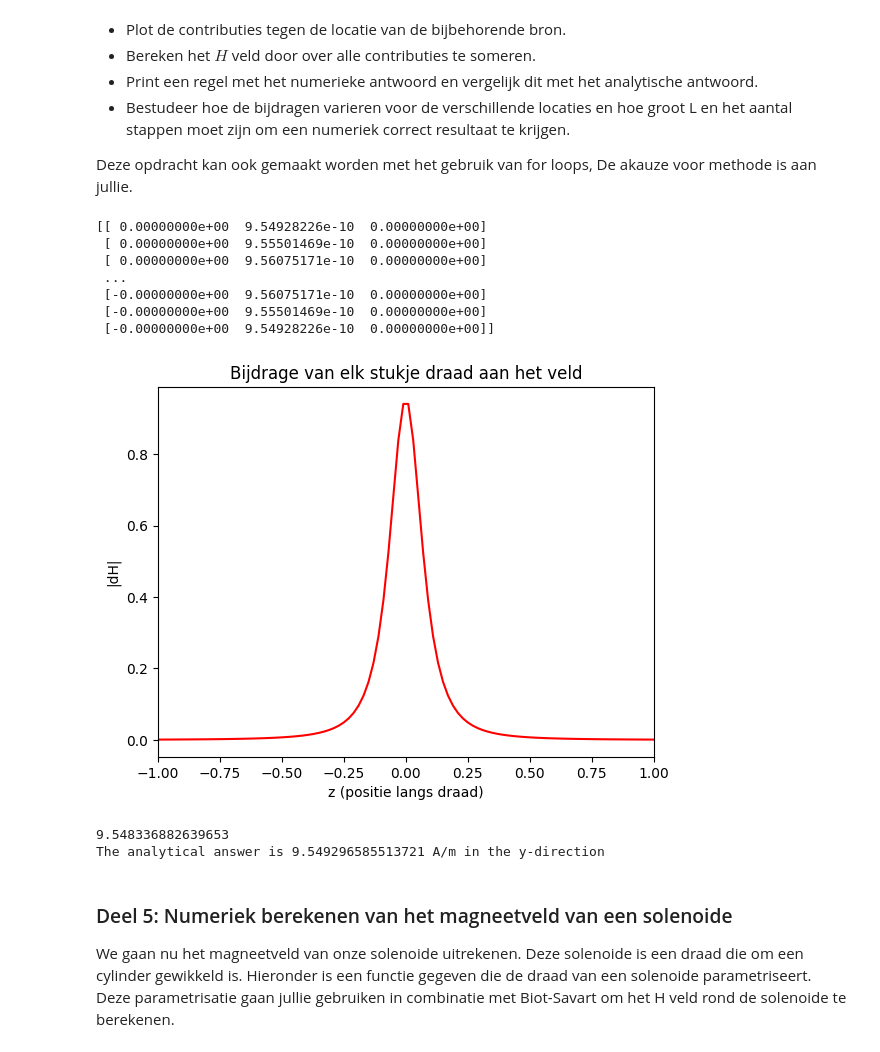
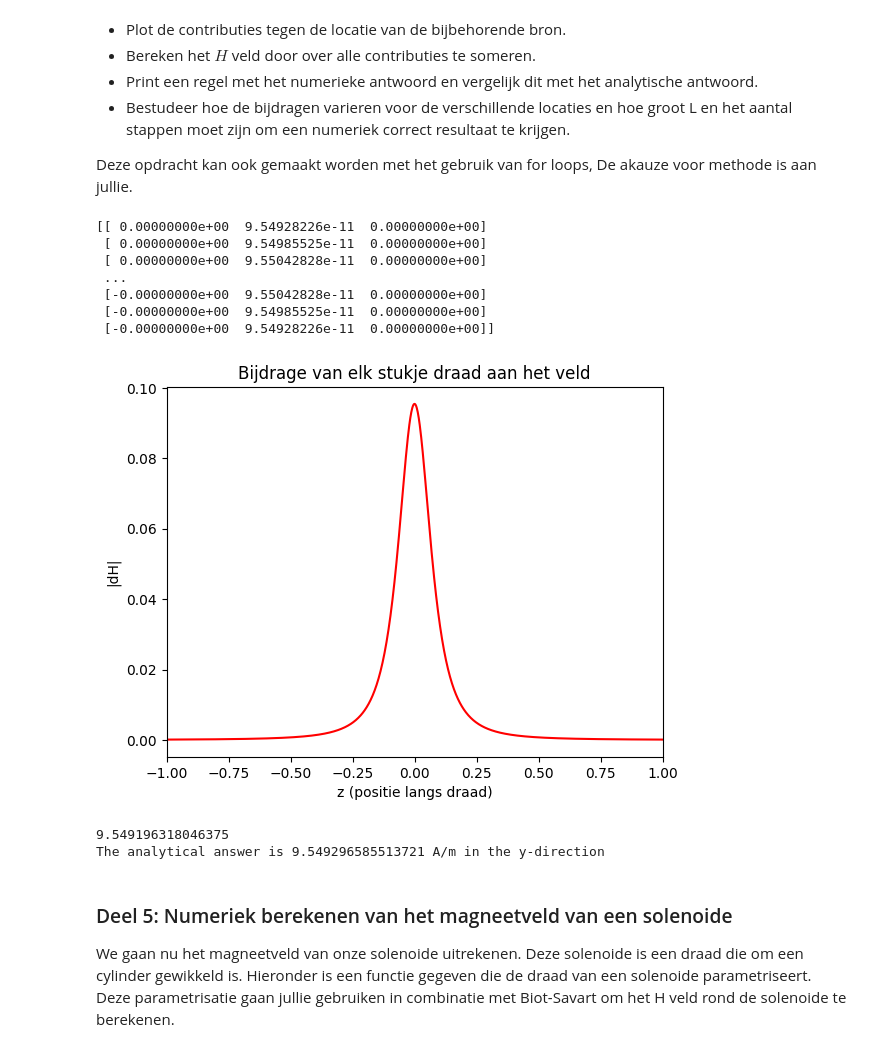
Before and after one commit to Alek-Janssen/opdrachten-DEF-D, a Jupyter notebook: 2KrachtactuatorOpdracht/KrachtactuatorOpdracht.ipynb, the cells around one changed output. Saved outputs shown, nothing was run; the diff lists cells and outputs as text; code cells hidden in the pictures.

```diff
--- a/2KrachtactuatorOpdracht/KrachtactuatorOpdracht.ipynb
+++ b/2KrachtactuatorOpdracht/KrachtactuatorOpdracht.ipynb
@@ -192,6 +208,8 @@ Text(0, 0.5, 'y')
 Maak een parameterplot met behulp van bovenstaand gedefinieerde functie voor de drie solenoideactuatoren voor $L_s$ tussen 0 en 1 m in 50 stappen. Een parameter plot ziet er hier uit als een plot tussen het minimale aantal wikkelingen en het maximaal aantal wikkelingen.
 # %%
 x_a = np.linspace(0.0,1.0,50)
+
+#deur
 N_min_d = np.zeros(len(x_a))
 N_max_d = np.zeros(len(x_a))
 
@@ -205,5 +223,35 @@ plt.fill_between(x_a,N_min_d, N_max_d)
 plt.xlabel('lengte solinoide')
 plt.ylabel('# wikkelingen')
 plt.show()
+
+#geweer
+N_min_g = np.zeros(len(x_a))
+N_max_g = np.zeros(len(x_a))
+
+L_s_g =32.31
+
+for i in range(len(x_a)):
+    N_min_g[i], N_max_g[i] = aantal_wikkelingen(L_s = x_a[i] , r_s = 0.015, r_d =0.0001, I = 0.5,mu_r=50000, L_draad_max = L_s_g , F=80, mu0=4*np.pi*1e-7, )
+
+plt.figure()
+plt.fill_between(x_a,N_min_g, N_max_g)
+plt.xlabel('lengte solinoide')
+plt.ylabel('# wikkelingen')
+plt.show()
+
+#toaster
+N_min_t = np.zeros(len(x_a))
+N_max_t = np.zeros(len(x_a))
+
+L_s_t = 32.31
+
+for i in range(len(x_a)):
+    N_min_t[i], N_max_t[i] = aantal_wikkelingen(L_s = x_a[i] , r_s = 0.05, r_d =0.0001, I = 0.5,mu_r=50000, L_draad_max = L_s_g , F=12.5, mu0=4*np.pi*1e-7, )
+
+plt.figure()
+plt.fill_between(x_a,N_min_t, N_max_t)
+plt.xlabel('lengte solinoide')
+plt.ylabel('# wikkelingen')
+plt.show()
 # %% [output]
 [figure]
@@ -282,46 +338,46 @@ Nu gaan we met behulp van de numerieke implementatie van de wet van Biot-Savart
 
 Deze opdracht kan ook gemaakt worden met het gebruik van for loops, De akauze voor methode is aan jullie.
 # %%
-N=10000
+N=100000
 
 r_field=np.array([0.1, 0, 0])
 r_source = np.zeros(shape=(N,3))
 d_H = np.zeros(shape=(N,3))
 L_draad = np.linspace(-100,100,N)
 
 H = 0
 
 dl = np.array([0,0,200/N])
 
 for i in range(N):
     r_source_t = np.array([0,0,L_draad[i]])
     r_source[i] = r_source_t
     d_H[i] = (field_current_element(r_field, r_source[i], dl))
 
 print(d_H)
 
 plt.plot(L_draad, np.linalg.norm(d_H, axis=1), 'r-')
 plt.xlabel('z (positie langs draad)')
 plt.ylabel('|dH|')
 plt.title('Bijdrage van elk stukje draad aan het veld')
 plt.xlim(-1,1)
 plt.show()
 
 H = np.sum(d_H)
 
 print(H)
 analytical_answer= I/(2*np.pi*0.1)
 print('The analytical answer is ' + str(analytical_answer) + ' A/m in the y-direction')
 # %% [output]
-[[ 0.00000000e+00  9.54928226e-10  0.00000000e+00]
- [ 0.00000000e+00  9.55501469e-10  0.00000000e+00]
- [ 0.00000000e+00  9.56075171e-10  0.00000000e+00]
+[[ 0.00000000e+00  9.54928226e-11  0.00000000e+00]
+ [ 0.00000000e+00  9.54985525e-11  0.00000000e+00]
+ [ 0.00000000e+00  9.55042828e-11  0.00000000e+00]
  ...
- [-0.00000000e+00  9.56075171e-10  0.00000000e+00]
- [-0.00000000e+00  9.55501469e-10  0.00000000e+00]
- [-0.00000000e+00  9.54928226e-10  0.00000000e+00]]
+ [-0.00000000e+00  9.55042828e-11  0.00000000e+00]
+ [-0.00000000e+00  9.54985525e-11  0.00000000e+00]
+ [-0.00000000e+00  9.54928226e-11  0.00000000e+00]]
-[figure, old version]
+[figure, new version]
-9.548336882639653
+9.549196318046375
 The analytical answer is 9.549296585513721 A/m in the y-direction
 # %% [markdown]
 ### Deel 5: Numeriek berekenen van het magneetveld van een solenoide
```
Also changed, not shown: parts of 18 cells of this notebook, 6 other files.
